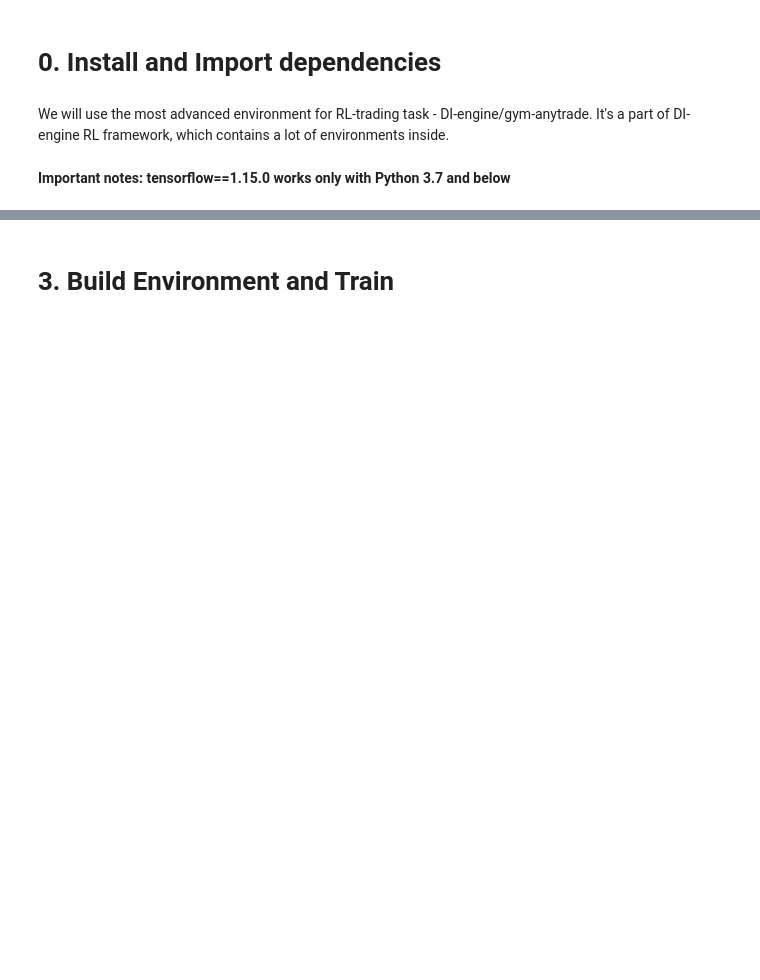
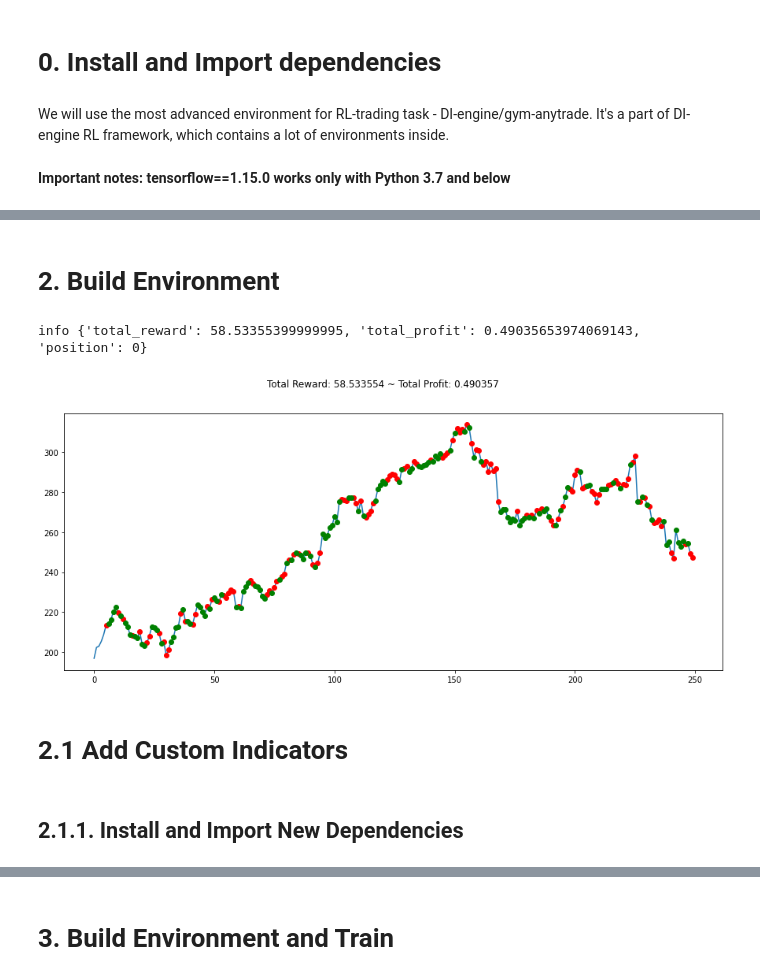
Before and after one commit to Reinforcement-Learning-F22/RL-trading-agent, a Jupyter notebook: RL_project_Akhmetzhanov_Jerome.ipynb, the cells around one changed output, grey strips where cells are left out. Saved outputs shown, nothing was run; the diff lists cells and outputs as text; code cells hidden in the pictures; blank space fills up the shorter version.

```diff
--- a/RL_project_Akhmetzhanov_Jerome.ipynb
+++ b/RL_project_Akhmetzhanov_Jerome.ipynb
@@ -128,0 +50,3 @@ Discrete(5)
+# %%
+df['Date'] = pd.to_datetime(df['Date'])
+df.dtypes
@@ -128,0 +62,3 @@ Discrete(5)
+# %%
+df.sort_values('Date', ascending=True, inplace=True)
+df.head()
@@ -128,0 +72,3 @@ Discrete(5)
+# %%
+df.set_index('Date', inplace=True)
+df.head()
@@ -128,0 +83,2 @@ Discrete(5)
+# %%
+env = gym.make('stocks-v0', df=df, frame_bound=(5,250), window_size=5)
@@ -128,0 +101,22 @@ Discrete(5)
+# %% [markdown]
+# 2. Build Environment
+# %%
+state = env.reset()
+while True:
+    action = env.action_space.sample()
+    n_state, reward, done, info = env.step(action)
+    if done:
+        print("info", info)
+        break
+
+plt.figure(figsize=(15,6))
+plt.cla()
+env.render_all()
+plt.show()
+# %% [output]
+info {'total_reward': 58.53355399999995, 'total_profit': 0.49035653974069143, 'position': 0}
+[figure, added]
+# %% [markdown]
+# 2.1 Add Custom Indicators
+# %% [markdown]
+## 2.1.1. Install and Import New Dependencies
```
Also changed, not shown: parts of 40 cells of this notebook.
